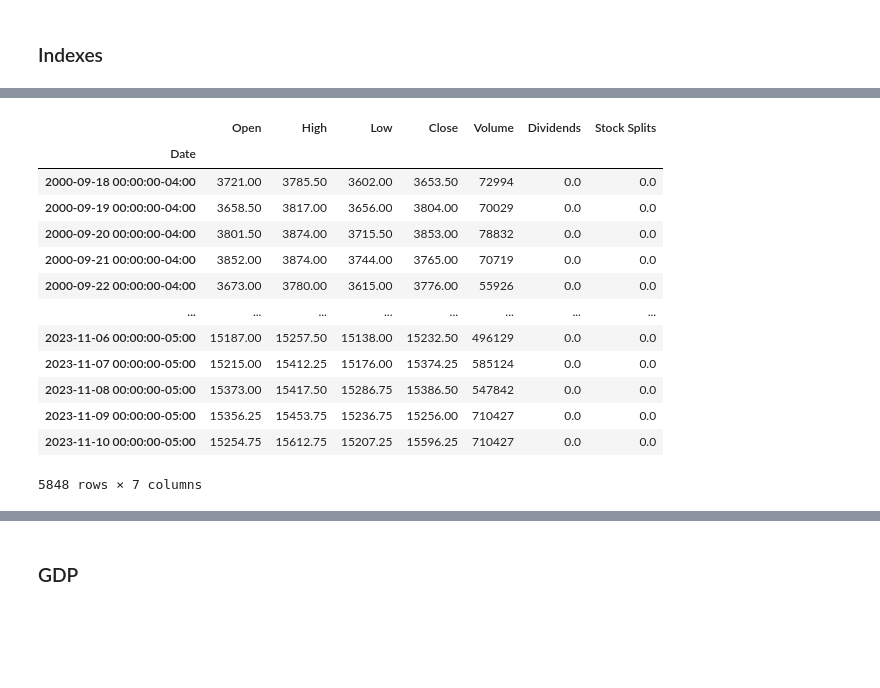
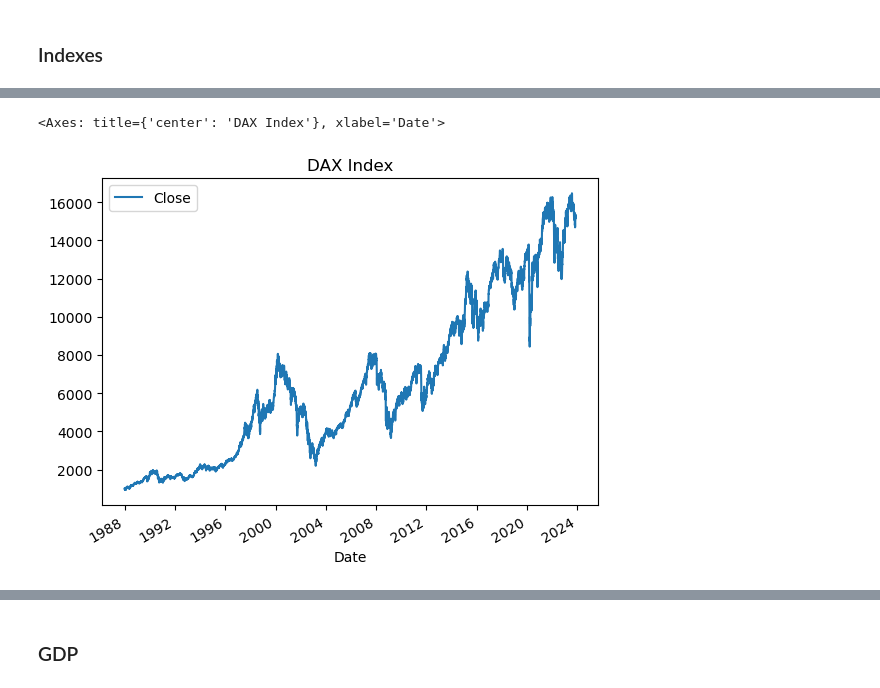
Before and after one commit to epfl-ada/ada-2023-project-fivefrenchspeakingpeoplenocap, a Jupyter notebook: temp/financial.ipynb, the cells around one changed output, grey strips where cells are left out. Drawn from its saved outputs; the diff is of its cells as text; code cells hidden in the pictures; blank space fills up the shorter version.

```diff
--- a/temp/financial.ipynb
+++ b/temp/financial.ipynb
@@ -5,7 +5,7 @@ import pandas as pd
 ### Indexes
 # %%
 # Define the ticker symbol for Nasdaq (NQ)
-ticker = "NQ=F"  # ^IXIC is the Nasdaq Composite Index
+ticker = "^GDAXI"  # ^IXIC is the Nasdaq Composite Index
 
 # Create a Yahoo Finance object
 nq = yf.Ticker(ticker)
@@ -34,18 +34,6 @@ Date
-# %%
-data
-# %% [output]
-|  | Open | High | Low | Close | Volume | Dividends | Stock Splits |
-| Date |  |  |  |  |  |  |  |
-| 2000-09-18 00:00:00-04:00 | 3721.00 | 3785.50 | 3602.00 | 3653.50 | 72994 | 0.0 | 0.0 |
-| 2000-09-19 00:00:00-04:00 | 3658.50 | 3817.00 | 3656.00 | 3804.00 | 70029 | 0.0 | 0.0 |
-| 2000-09-20 00:00:00-04:00 | 3801.50 | 3874.00 | 3715.50 | 3853.00 | 78832 | 0.0 | 0.0 |
-| 2000-09-21 00:00:00-04:00 | 3852.00 | 3874.00 | 3744.00 | 3765.00 | 70719 | 0.0 | 0.0 |
-| 2000-09-22 00:00:00-04:00 | 3673.00 | 3780.00 | 3615.00 | 3776.00 | 55926 | 0.0 | 0.0 |
-| ... | ... | ... | ... | ... | ... | ... | ... |
-| 2023-11-06 00:00:00-05:00 | 15187.00 | 15257.50 | 15138.00 | 15232.50 | 496129 | 0.0 | 0.0 |
-| 2023-11-07 00:00:00-05:00 | 15215.00 | 15412.25 | 15176.00 | 15374.25 | 585124 | 0.0 | 0.0 |
-| 2023-11-08 00:00:00-05:00 | 15373.00 | 15417.50 | 15286.75 | 15386.50 | 547842 | 0.0 | 0.0 |
-| 2023-11-09 00:00:00-05:00 | 15356.25 | 15453.75 | 15236.75 | 15256.00 | 710427 | 0.0 | 0.0 |
-| 2023-11-10 00:00:00-05:00 | 15254.75 | 15612.75 | 15207.25 | 15596.25 | 710427 | 0.0 | 0.0 |
-5848 rows × 7 columns
+# %%
+data.plot(y="Close", title="DAX Index")
+# %% [output]
+<Axes: title={'center': 'DAX Index'}, xlabel='Date'>
+[figure, added]
 # %%
```
Also changed, not shown: parts of 23 cells of this notebook.
